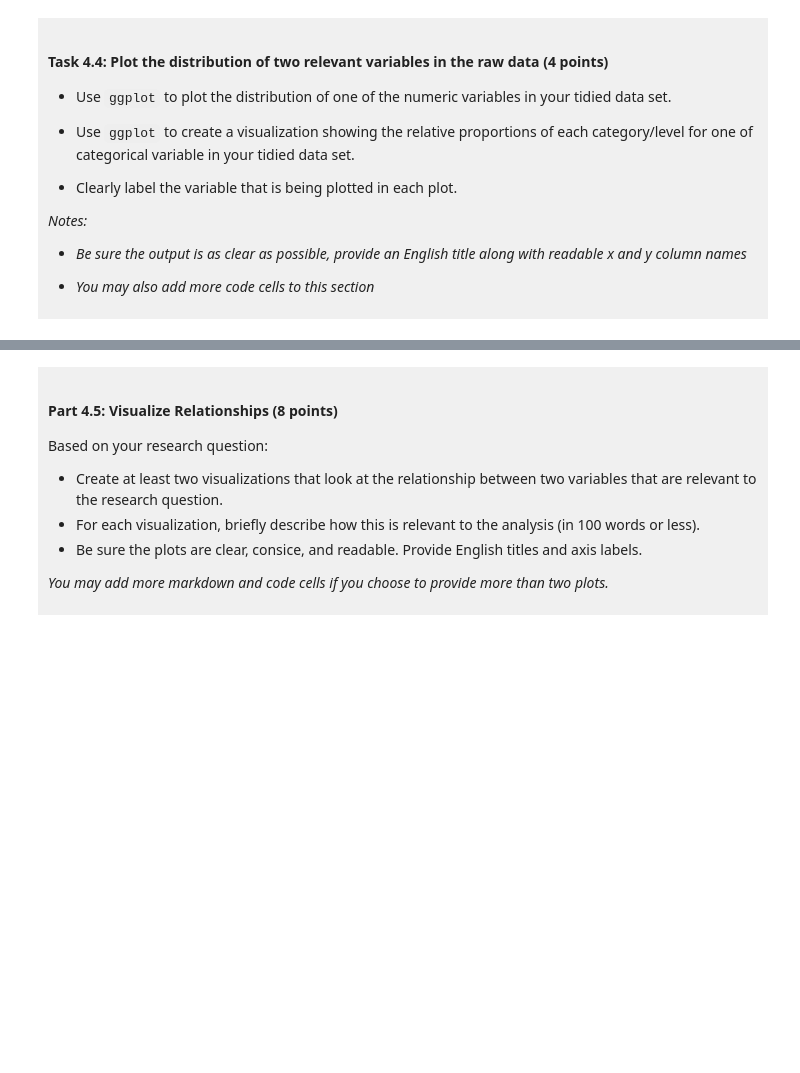
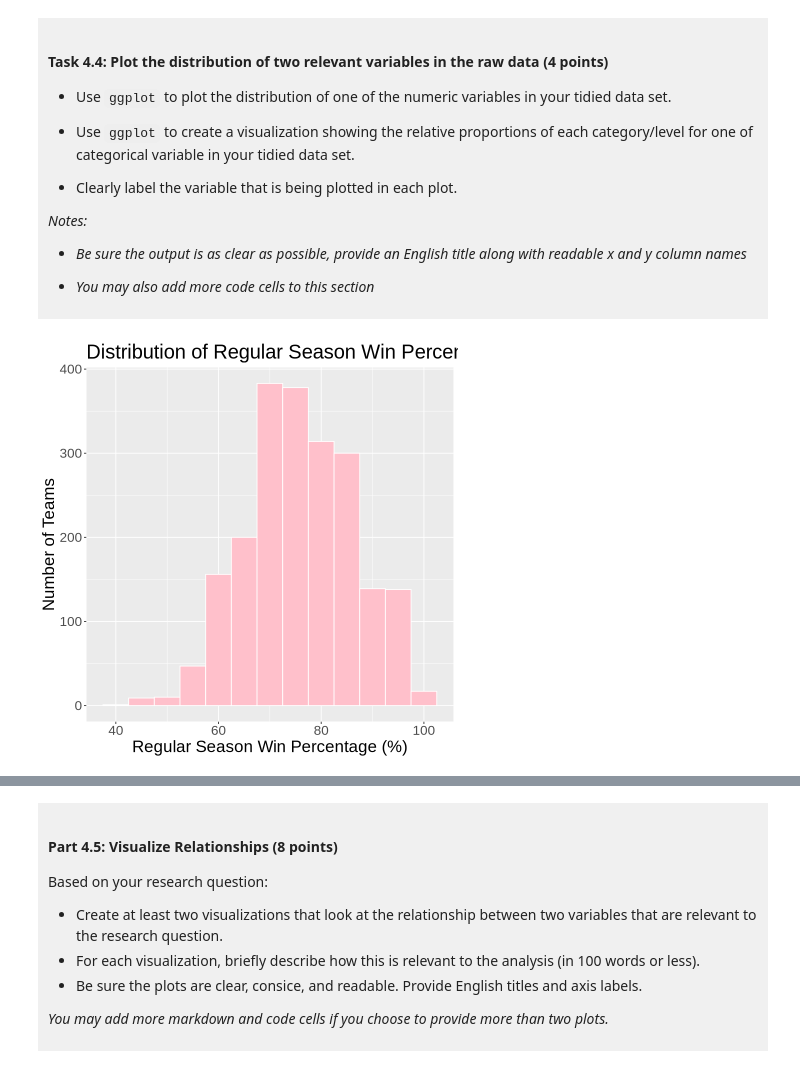
Before and after one commit to RubyBeach/DSCI-100-Project-Ruby-Beach, a Jupyter notebook: dsci-100-project-notebook.ipynb, the cells around one changed output, grey strips where cells are left out. Drawn from its saved outputs; the diff is of its cells as text; code cells hidden in the pictures; blank space fills up the shorter version.

```diff
--- a/dsci-100-project-notebook.ipynb
+++ b/dsci-100-project-notebook.ipynb
@@ -296,5 +394,15 @@ You will refine your research question (if needed) and produce a tidy data set.
 
 </div>
 # %%
-### EDIT THIS CODE CELL FOR PLOT 1 ###
+# Plot 1: distribution of a numeric variable (regular season win percentage)
+ggplot(ncaa_tidy, aes(x = reg_wins_pct)) +
+  geom_histogram(binwidth = 5,                 # each bar covers 5 percentage points
+                 fill = "pink",
+                 color = "white") +
+  labs(title = "Distribution of Regular Season Win Percentage",
+       x = "Regular Season Win Percentage (%)",
+       y = "Number of Teams") +
+  theme(text=element_text(size=20))
+# %% [output]
+[figure, added]
 # %%
```
Also changed, not shown: parts of 11 cells of this notebook.
